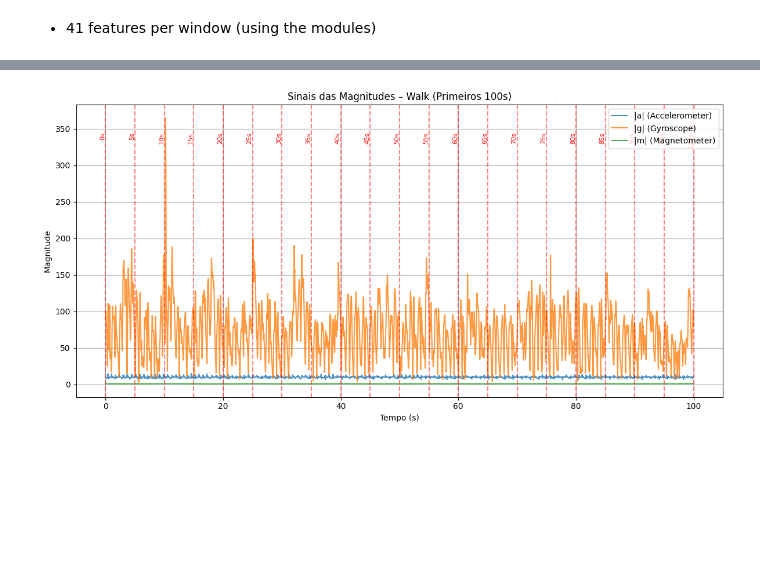
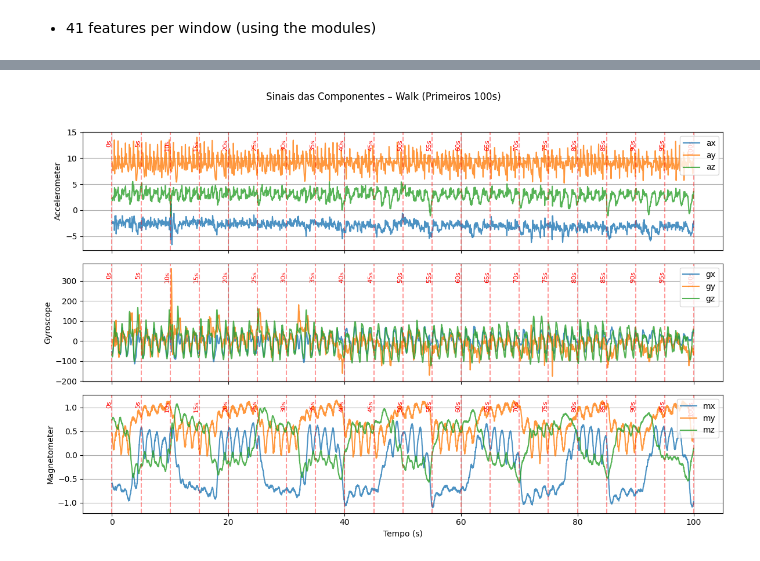
Before and after one commit to MiguelAnt17/detection_of_humans_activities, a Jupyter notebook: MiguelAntonio_2022237621.ipynb, the cells around one changed output, grey strips where cells are left out. Saved outputs shown, nothing was run; the diff lists cells and outputs as text; code cells hidden in the pictures; blank space fills up the shorter version.

Commit message:
New combined_data with the 3D-axis + PCA implemenation

```diff
--- a/MiguelAntonio_2022237621.ipynb
+++ b/MiguelAntonio_2022237621.ipynb
@@ -957,0 +959,16 @@ for i, sensor_name in enumerate(['|a| (Accelerometer)', '|g| (Gyroscope)', '|m|
+# %%
+combined_data = []
+
+for person_data in individuals:
+    ax, ay, az = person_data[:, 1], person_data[:, 2], person_data[:, 3]
+    gx, gy, gz = person_data[:, 4], person_data[:, 5], person_data[:, 6]
+    mx, my, mz = person_data[:, 7], person_data[:, 8], person_data[:, 9]
+    activity_label = person_data[:, 11]
+
+    combined = np.column_stack((ax, ay, az, gx, gy, gz, mx, my, mz, activity_label))
+    combined_data.append(combined)
+
+combined_data = np.vstack(combined_data)
+
+print("combined_data shape:", combined_data.shape)
+print("Exemplo:", combined_data[0])
@@ -1138,54 +1329,68 @@ Shape de y: (5663,)
 # %%
-import matplotlib.pyplot as plt
-import numpy as np
-
 # ============================================
 # Parâmetros
 # ============================================
 activity_label = 4     # 4 = Walk
 activity_name = 'Walk'
 fs = 50                # frequência de amostragem (Hz)
 duration_s = 100       # segundos a visualizar
 window_s = 5           # tamanho da janela (s)
 
 # ============================================
 # Selecionar amostras dessa atividade
 # ============================================
-mask = combined_data[:, 3] == activity_label
+mask = combined_data[:, 9] == activity_label   # coluna 9 = activity_label
 data = combined_data[mask]
 
 n_samples = int(duration_s * fs)
 n_samples = min(n_samples, len(data))
 
-# Extrair as magnitudes
-a = data[:n_samples, 0]   # |a|
-g = data[:n_samples, 1]   # |g|
-m = data[:n_samples, 2] if data.shape[1] > 3 else None
+# Extrair componentes (em vez dos módulos)
+ax, ay, az = data[:n_samples, 0], data[:n_samples, 1], data[:n_samples, 2]
+gx, gy, gz = data[:n_samples, 3], data[:n_samples, 4], data[:n_samples, 5]
+mx, my, mz = data[:n_samples, 6], data[:n_samples, 7], data[:n_samples, 8]
 
 time = np.arange(n_samples) / fs
 
 # ============================================
-# Plot
+# Plot (componentes individuais)
 # ============================================
-plt.figure(figsize=(12, 6))
-plt.plot(time, a, label='|a| (Accelerometer)', alpha=0.8)
-plt.plot(time, g, label='|g| (Gyroscope)', alpha=0.8)
-if m is not None:
-    plt.plot(time, m, label='|m| (Magnetometer)', alpha=0.8)
+fig, axs = plt.subplots(3, 1, figsize=(12, 8), sharex=True)
 
-# Linhas verticais a cada 5 s
+# Acelerómetro
+axs[0].plot(time, ax, label='ax', alpha=0.8)
+axs[0].plot(time, ay, label='ay', alpha=0.8)
+axs[0].plot(time, az, label='az', alpha=0.8)
+axs[0].set_ylabel("Accelerometer")
+axs[0].legend(loc='upper right')
+axs[0].grid(True)
+
+# Giroscópio
+axs[1].plot(time, gx, label='gx', alpha=0.8)
+axs[1].plot(time, gy, label='gy', alpha=0.8)
+axs[1].plot(time, gz, label='gz', alpha=0.8)
+axs[1].set_ylabel("Gyroscope")
+axs[1].legend(loc='upper right')
+axs[1].grid(True)
+
+# Magnetómetro
+axs[2].plot(time, mx, label='mx', alpha=0.8)
+axs[2].plot(time, my, label='my', alpha=0.8)
+axs[2].plot(time, mz, label='mz', alpha=0.8)
+axs[2].set_ylabel("Magnetometer")
+axs[2].set_xlabel("Tempo (s)")
+axs[2].legend(loc='upper right')
+axs[2].grid(True)
+
+# Linhas verticais a cada janela
 for t in np.arange(0, duration_s + window_s, window_s):
-    plt.axvline(x=t, color='red', linestyle='--', alpha=0.5)
-    # Opcional: mostrar o valor do tempo
-    plt.text(t, plt.ylim()[1]*0.9, f"{int(t)}s", color='red',
-             rotation=90, va='top', ha='right', fontsize=8)
+    for ax in axs:
+        ax.axvline(x=t, color='red', linestyle='--', alpha=0.4)
+        ax.text(t, ax.get_ylim()[1]*0.9, f"{int(t)}s", color='red',
+                rotation=90, va='top', ha='right', fontsize=8)
 
-plt.title(f"Sinais das Magnitudes – {activity_name} (Primeiros {duration_s}s)")
-plt.xlabel("Tempo (s)")
-plt.ylabel("Magnitude")
-plt.legend()
-plt.grid(True)
-plt.tight_layout()
+fig.suptitle(f"Sinais das Componentes – {activity_name} (Primeiros {duration_s}s)")
+plt.tight_layout(rect=[0, 0, 1, 0.96])
 plt.show()
 # %% [output]
-[figure, old version]
+[figure, new version]
```
Also changed, not shown: parts of 26 cells of this notebook.
